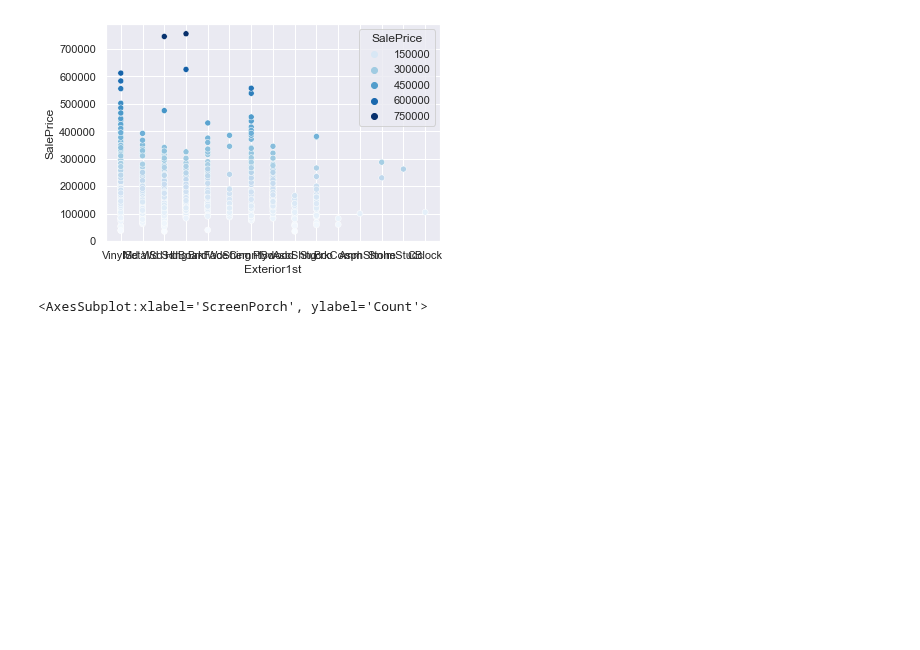
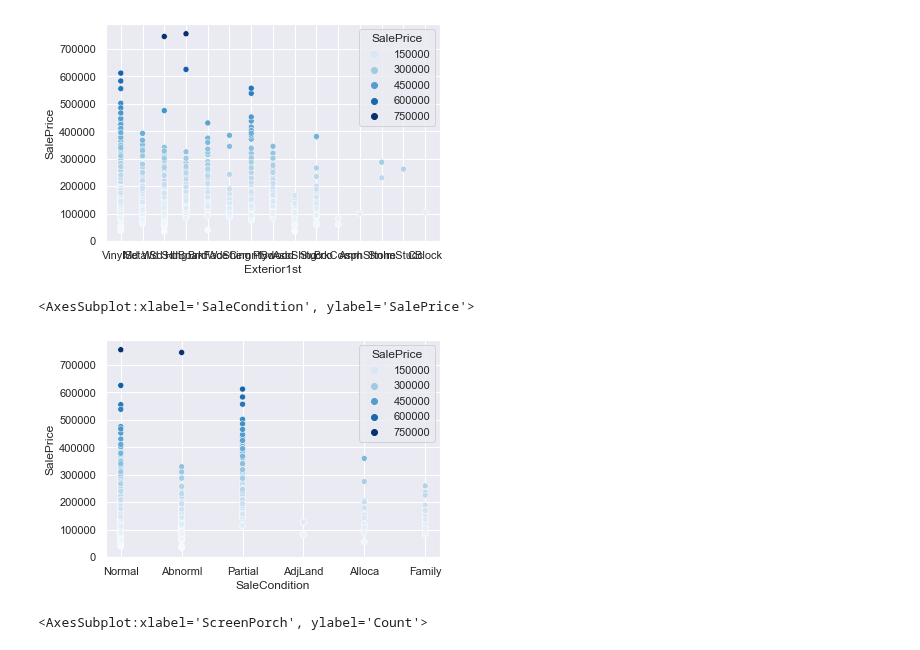
Before and after one commit to Altair200333/ML_tasks, a Jupyter notebook: task4/analize_data.ipynb, the cells around one changed output. Cells and saved outputs as stored; diff of their text form; code cells hidden in the pictures; blank space fills up the shorter version.

```diff
--- a/task4/analize_data.ipynb
+++ b/task4/analize_data.ipynb
@@ -110,6 +110,11 @@ sns.scatterplot(x='Exterior1st', y='SalePrice', hue='SalePrice', palette='Blues'
 # %% [output]
 <AxesSubplot:xlabel='Exterior1st', ylabel='SalePrice'>
 [figure]
+# %%
+sns.scatterplot(x='SaleCondition', y='SalePrice', hue='SalePrice', palette='Blues', data=data)
+# %% [output]
+<AxesSubplot:xlabel='SaleCondition', ylabel='SalePrice'>
+[figure, added]
 # %%
 sns.displot(data["ScreenPorch"])
 sns.scatterplot(x='ScreenPorch', y='SalePrice', hue='SalePrice', palette='Blues', data=data)
```
Also changed, not shown: 4 other files.
